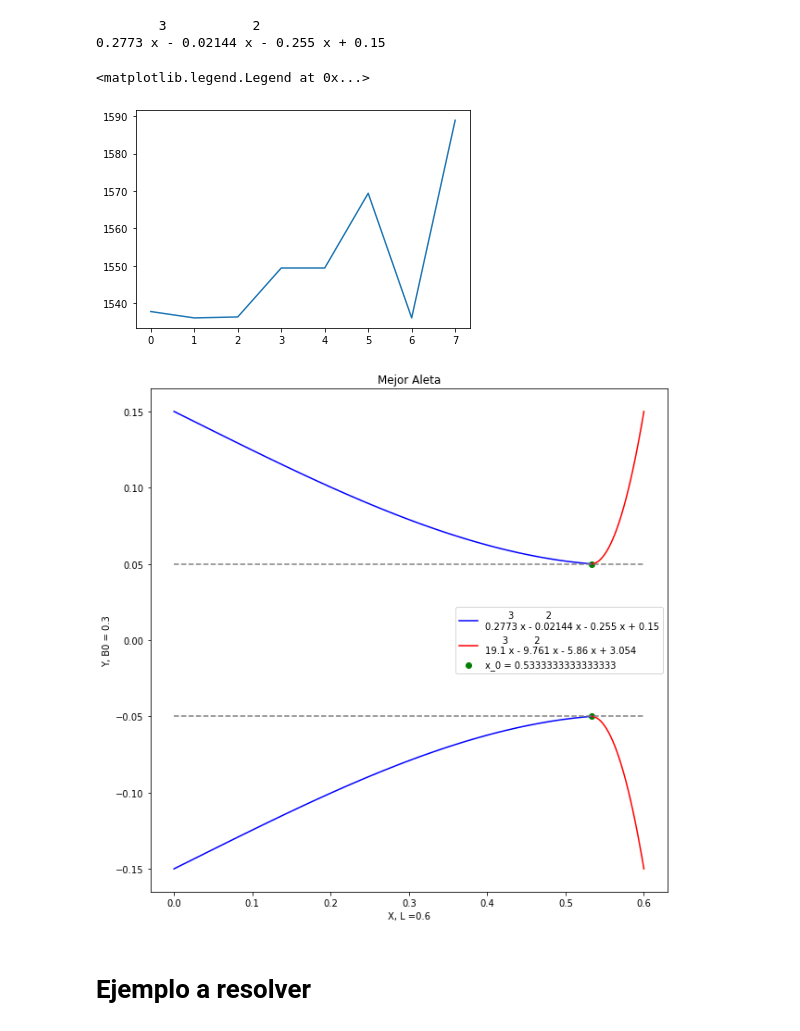
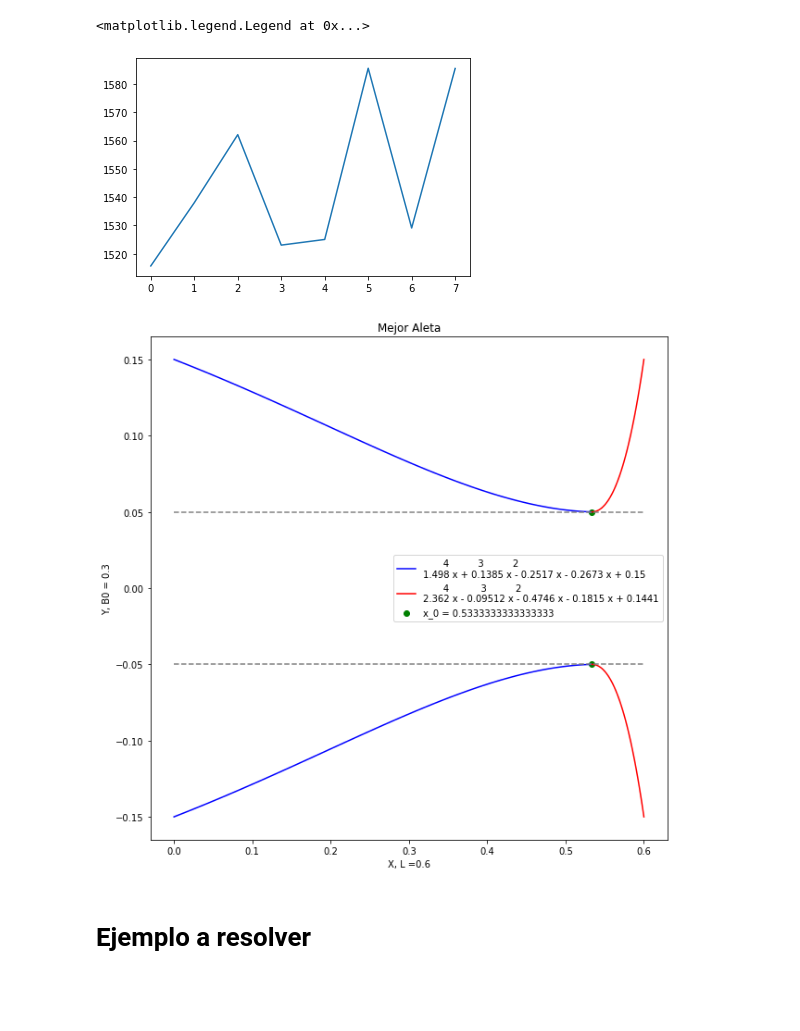
Before and after one commit to AndresFlorez-Git/Proyectos_Transferencia_de_Calor, a Jupyter notebook: Proyecto_1.ipynb, the cells around one changed output. Cells and saved outputs as stored; diff of their text form; code cells hidden in the pictures; blank space fills up the shorter version.

```diff
--- a/Proyecto_1.ipynb
+++ b/Proyecto_1.ipynb
@@ -154,6 +154,7 @@ for x0 in x00[1:9]:
     B = np.zeros(N)
     dB = np.zeros(N)
     P = np.zeros(N)
+    dArea = np.zeros(N)
 
     alpha = np.zeros(N)
     beta = np.zeros(N)
@@ -168,17 +169,18 @@ for x0 in x00[1:9]:
         for i in range(0,N):
             if i*delta <= x0:
                 B[i] = aletas[nn][0](delta*i)
-                dB[i] = (aletas[nn][0](delta*i+delta)-aletas[nn][0](delta*i-delta))/(2*delta)
+                dArea[i] = (l/delta)*(aletas[nn][0](delta*i+delta)-aletas[nn][0](delta*i-delta))
             else:
-                B[i] = aletas[nn][1](delta*i)
-                dB[i] = (aletas[nn][1](delta*i+delta)-aletas[nn][1](delta*i-delta))/(2*delta)
-
+                B[i] = aletas[0][1](delta*i)
+                dArea[i] = (l/delta)*(aletas[nn][1](delta*i+delta)-aletas[nn][1](delta*i-delta))
 
             Area[i] = 2*l*B[i]
             P[i] = 2*(l+2*B[i])
-            alpha[i] = (l/delta)*dB[i]
-            beta[i] = (-l/delta)*dB[i]
-            gamma[i] = hk*P[i]
+            alpha[i] = (Area[i]/(delta**2))+(dArea[i]*(1/(2*delta)))
+            beta[i] = (Area[i]/(delta**2))-(dArea[i]*(1/(2*delta)))
+            gamma[i] = (-2*Area[i]/(delta**2))-(hk*P[i])
+
+
 
         for i in range(0,N-2):
             for j in range(0,N-2):
@@ -186,7 +188,7 @@ for x0 in x00[1:9]:
                     Atlas[i,j-1] = beta[i+1]
                     Atlas[i,j+1] = alpha[i+1]
                 if (i == j):
-                    Atlas[i,j] = -gamma[i+1]
+                    Atlas[i,j] = gamma[i+1]
                 if (i == j) and (i==0) :
                     Atlas[i,j+1] = alpha[i+1]
                 if (i == j) and (i==N-3) :
@@ -201,44 +203,44 @@ for x0 in x00[1:9]:
         Temp_theta = np.dot(np.linalg.inv(Atlas),polo)
         Temp_theta = np.insert(Temp_theta,0,theta0)
         Temp_theta = np.insert(Temp_theta,N-1,thetan)
         Q = sum(delta*Temp_theta*P)*h
         Valor_Material = C_material*max(Area)*L
         Vol_Removido = sum(delta*(max(Area)-Area))
         Valor_manufactura = C_manufactura*Vol_Removido
         optimizar.append( Q/(Valor_Material+Valor_manufactura))
     mejor_aleta = np.where(optimizar==max(optimizar))[0][0]
-    optimal_fins.append([aletas[mejor_aleta][0],aletas[mejor_aleta][1],optimizar[mejor_aleta]])
+    optimal_fins.append([aletas[mejor_aleta][0],aletas[mejor_aleta][1],optimizar[mejor_aleta],xi,xd])
 
 
 
 graph = []
 for i in range(0,len(optimal_fins)):
     graph.append(optimal_fins[i][2])
 plt.figure()
 plt.plot(graph)
 
 aleta_ganadora = np.where(graph==max(graph))[0][0]
 
-print(optimal_fins[aleta_ganadora][0])
+
+
+
 plt.figure(figsize=(10,10))
-plt.plot(xi,optimal_fins[aleta_ganadora][0](xi),c = 'blue',label='{}'.format(optimal_fins[aleta_ganadora][0]))
-plt.plot(xd,optimal_fins[aleta_ganadora][1](xd),c = 'red',label='{}'.format(optimal_fins[aleta_ganadora][1]))
-plt.plot(xi,-optimal_fins[aleta_ganadora][0](xi),c = 'blue')
-plt.plot(xd,-optimal_fins[aleta_ganadora][1](xd),c = 'red')
+plt.plot(xi,optimal_fins[aleta_ganadora][0](optimal_fins[aleta_ganadora][3]),c = 'blue',label='{}'.format(optimal_fins[aleta_ganadora][0]))
+plt.plot(xd,optimal_fins[aleta_ganadora][1](optimal_fins[aleta_ganadora][4]),c = 'red',label='{}'.format(optimal_fins[aleta_ganadora][1]))
+plt.plot(xi,-optimal_fins[aleta_ganadora][0](optimal_fins[aleta_ganadora][3]),c = 'blue')
+plt.plot(xd,-optimal_fins[aleta_ganadora][1](optimal_fins[aleta_ganadora][4]),c = 'red')
 plt.plot(x,bb,ls ='--',c = 'gray')
 plt.plot(x,-bb,ls ='--',c= 'gray')
 plt.scatter(x0,b/2,c = 'green',label='x_0 = {}'.format(x0))
 plt.scatter(x0,-b/2,c= 'green')
 plt.title('Mejor Aleta')
 plt.xlabel('X, L ={}'.format(L))
 plt.ylabel('Y, B0 = {}'.format(B0))
 plt.legend()
 # %% [output]
-        3           2
-0.2773 x - 0.02144 x - 0.255 x + 0.15
+<matplotlib.legend.Legend at 0x...>
-<matplotlib.legend.Legend at 0x...>
-[figure, old version]
+[figure, new version]
-[figure, old version]
+[figure, new version]
 # %% [markdown]
 # Ejemplo a resolver
 # %%
```
Also changed, not shown: parts of 1 cell of this notebook.
